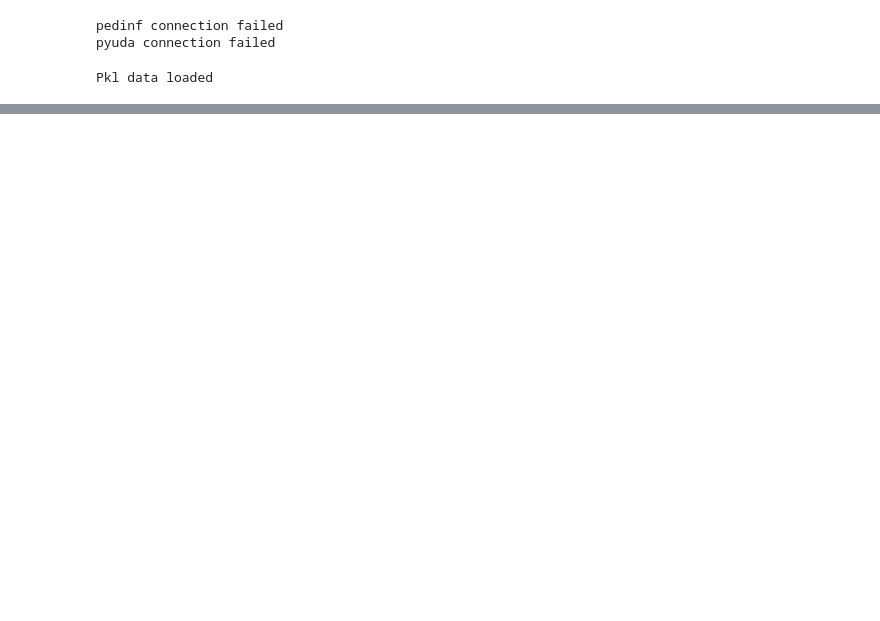
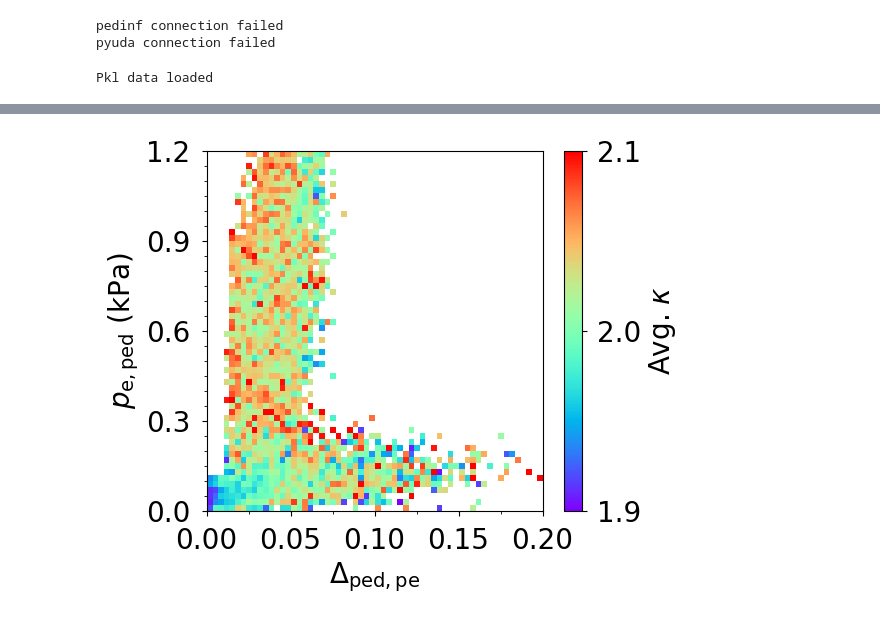
Before and after one commit to evrydayorsted/pedestal, a Jupyter notebook: main.ipynb, the cells around one changed output, grey strips where cells are left out. Saved outputs shown, nothing was run; the diff lists cells and outputs as text; code cells hidden in the pictures; blank space fills up the shorter version.

```diff
--- a/main.ipynb
+++ b/main.ipynb
@@ -13,0 +18,4 @@ a.contourPlot(1)
+# %%
+a.contourPlot(4, countType="elong", cbarMin=1.9, cbarMax=2.1, numMin=10)
+# %% [output]
+[figure, added]
```
Also changed, not shown: parts of 6 cells of this notebook, 5 other files.
